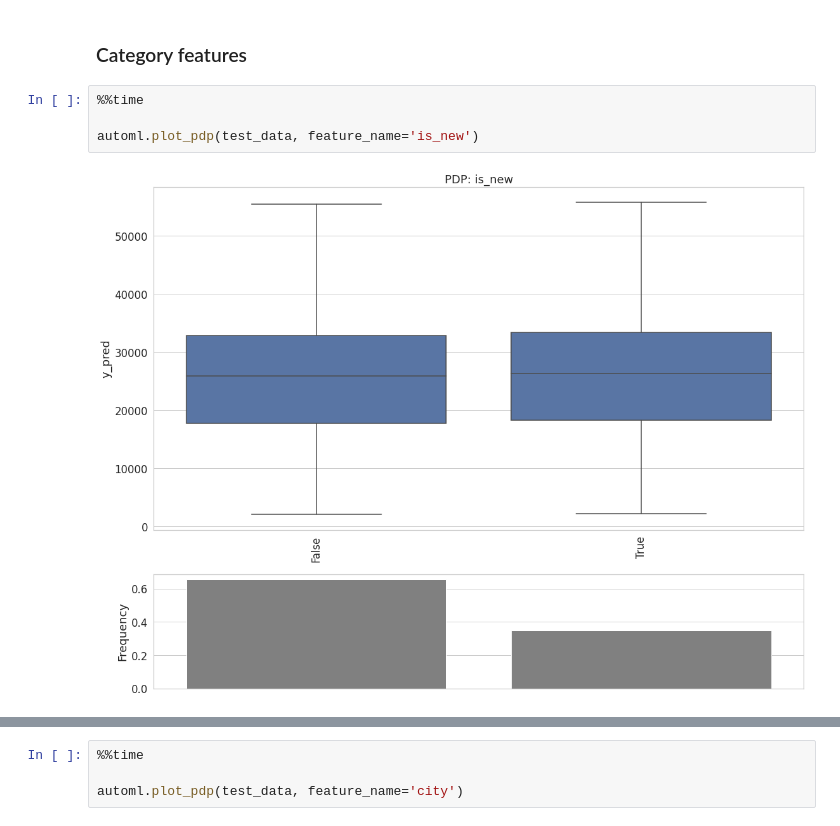
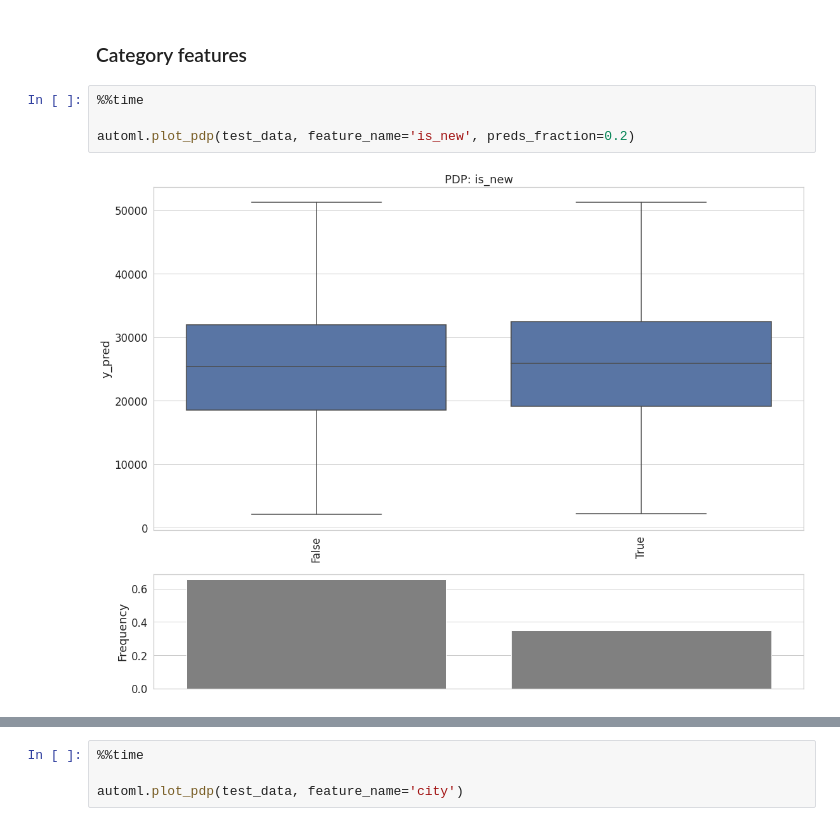
Before and after one commit to fonhorst/LightAutoML_Spark, a Jupyter notebook: examples/spark/pdp regression model.ipynb, the cells around one changed output, grey strips where cells are left out. Drawn from its saved outputs; the diff is of its cells as text.

Commit message:
Add 'preds_fraction' param to plot_pdp()

```diff
--- a/examples/spark/pdp regression model.ipynb
+++ b/examples/spark/pdp regression model.ipynb
@@ -218,6 +232,6 @@ Wall time: 1min 43s
 # %%
 %%time
 
-automl.plot_pdp(test_data, feature_name='is_new')
+automl.plot_pdp(test_data, feature_name='is_new', preds_fraction=0.2)
 # %% [output]
-[figure, old version]
+[figure, new version]
```
Also changed, not shown: parts of 15 cells of this notebook, 1 other file.
